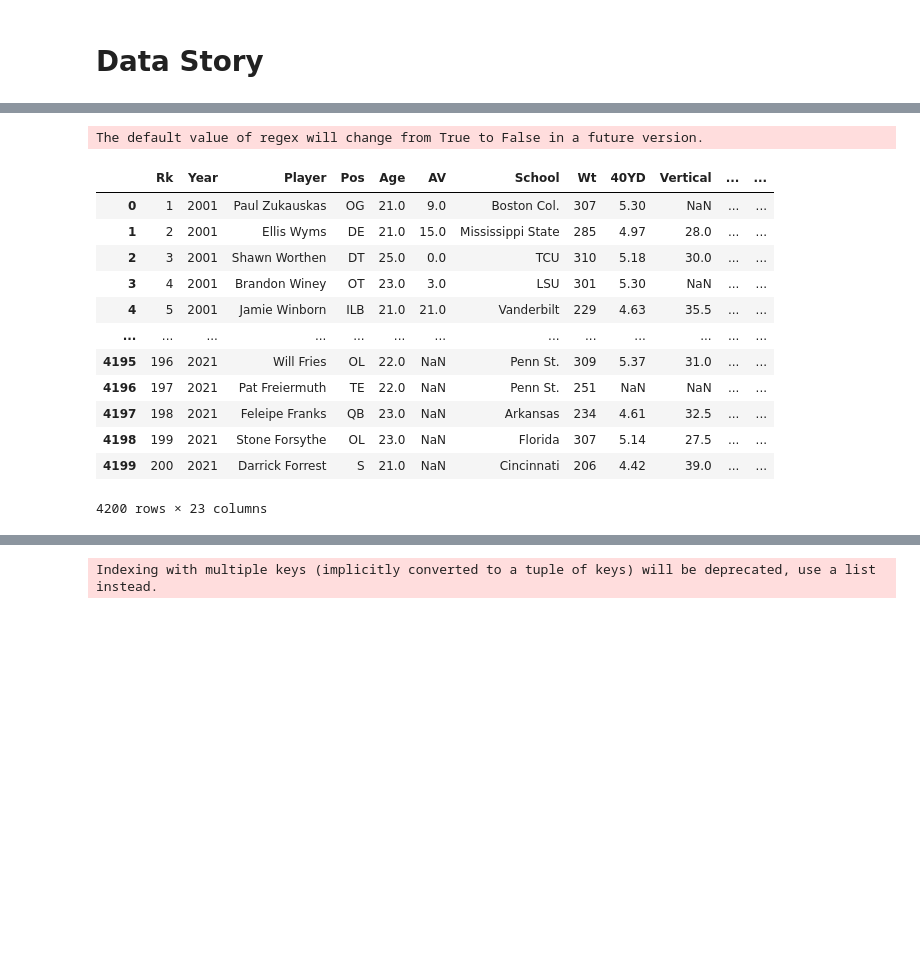
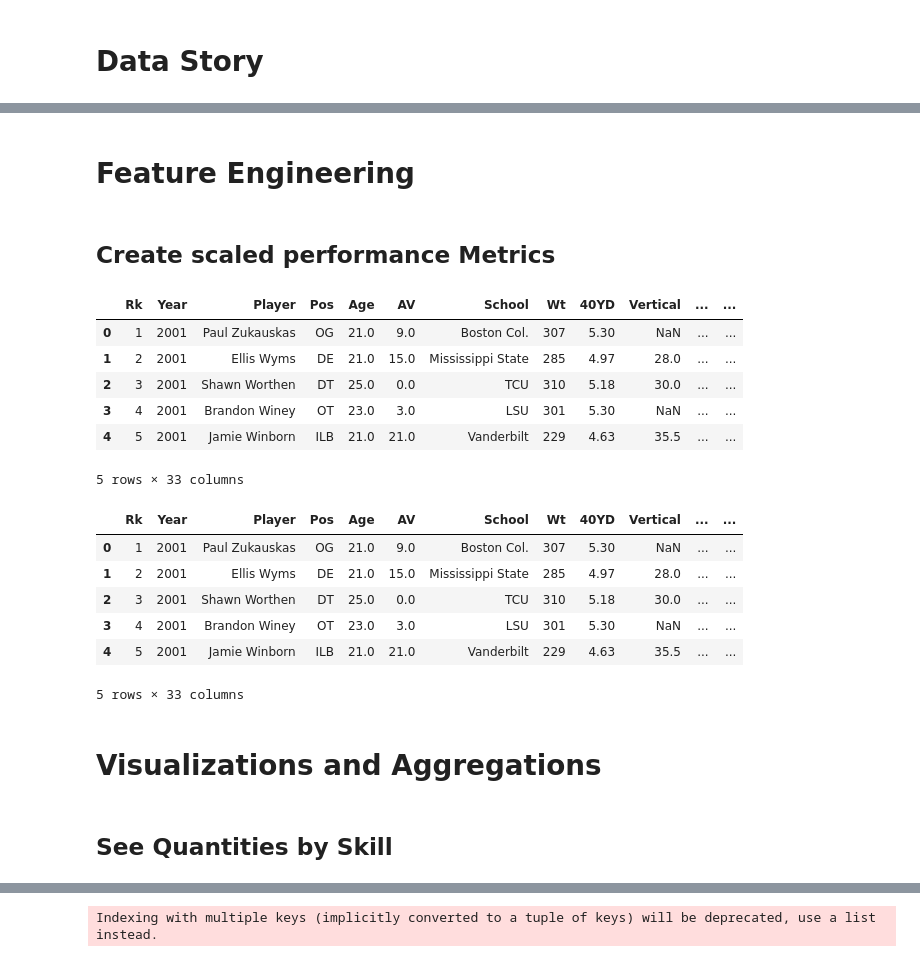
Before and after one commit to mikesbin99/Springboard_EX_DataStory, a Jupyter notebook: DataStoryNFLDraftCombine.ipynb, the cells around one changed output, grey strips where cells are left out. Cells and saved outputs as stored; diff of their text form; code cells hidden in the pictures; blank space fills up the shorter version.

Commit message:
Aggregations working

```diff
--- a/DataStoryNFLDraftCombine.ipynb
+++ b/DataStoryNFLDraftCombine.ipynb
@@ -19,5 +40,4 @@ import plotly.express as px
 # %%
-# Load Data
 
 # Splits Height and converts to inches
 def calc_height_in(val):
@@ -42,6 +62,7 @@ def get_PickNum(draft_str):
 def get_YearDraft(draft_str):
     return draft_str.split('/')[3].strip()
 
+# Build Offense or Defense
 def OffenseDefense(pos_str):
     oPos = ['QB','OG','T','C','TE','OL','WR','RB','FB','P','K','LS']
     if pos_str in oPos:
@@ -49,38 +70,44 @@ def OffenseDefense(pos_str):
     else:
         return 'D'
 
+# Write Common Skill position string
 def skill(pos_str):
-    rcvr = ['TE','WR','RB','FB','P','K']
+    oback = ['RB','FB','HB','TB']
+    rcvr = ['TE','WR']
     spec = ['K','P','LS']
-    line = ['OG','T','C','DL','DE','EDGE','OL','DT','OT']
-    db = ['DB','FS','SS','S','NICK']
-    lb = ['EDGE','ILB','OLB']
+    oline = ['OG','T','C','OT','OL']
+    dline = ['DL','DE','EDGE','DT','NT']
+    db = ['DB','FS','SS','S','NICK','CB']
+    lb = ['EDGE','ILB','OLB','LB']
 
     if pos_str in rcvr:
         return 'Receiver'
     elif pos_str in spec:
         return 'Specialist'
-    elif pos_str in line:
-        return 'Lineman'
+    elif pos_str in oline:
+        return 'OLine'
+    elif pos_str in dline:
+        return 'DLine'
     elif pos_str in db:
-        return 'Defensive Back'
+        return 'DBack'
     elif pos_str in lb:
         return 'Linebacker'
+    elif pos_str in oback:
+        return 'OBack'
     elif pos_str == 'QB':
         return 'QB'
     else:
         return 'NA'
 
-
-
+# Make target dataframe
 df_raw = pd.DataFrame()
 
+# Iterate over know study years
 for year in range(2001,2022):
     df = pd.read_csv('.//data//sportsref_download_' + str(year) + '.xls.csv',
                                   dtype={'Height':str,
                                          'Drafted (tm/rnd/yr)':str},
                          parse_dates=False)
-
 
     # Dropped unnamed COlumn
     df.drop(columns='Unnamed: 7',inplace=True,axis=1)
@@ -113,10 +140,16 @@ for year in range(2001,2022):
     df['DraftTeam'] = df['DraftTeam'].str.replace('Los Angeles Rams','LA/STL Rams')
     df['DraftTeam'] = df['DraftTeam'].str.replace('Las Vegas Raiders','LV/Oak Raiders')
 
+
     df.drop(columns='Drafted (tm/rnd/yr)',inplace=True)
 
     df_raw = pd.concat([df_raw,df],ignore_index=True)
 
     df_raw.to_csv('Cleaned_results.csv')
+
+
+del df
-# %% [output]
-The default value of regex will change from True to False in a future version.
+# %% [markdown]
+# Feature Engineering
+# %% [markdown]
+## Create scaled performance Metrics
@@ -123,5 +187,5 @@ The default value of regex will change from True to False in a future version.
 # %%
-df_raw
+df_raw.head()
 # %% [output]
 |  | Rk | Year | Player | Pos | Age | AV | School | Wt | 40YD | Vertical | ... | ... |
 | 0 | 1 | 2001 | Paul Zukauskas | OG | 21.0 | 9.0 | Boston Col. | 307 | 5.30 | NaN | ... | ... |
@@ -129,10 +193,18 @@ df_raw
 | 2 | 3 | 2001 | Shawn Worthen | DT | 25.0 | 0.0 | TCU | 310 | 5.18 | 30.0 | ... | ... |
 | 3 | 4 | 2001 | Brandon Winey | OT | 23.0 | 3.0 | LSU | 301 | 5.30 | NaN | ... | ... |
 | 4 | 5 | 2001 | Jamie Winborn | ILB | 21.0 | 21.0 | Vanderbilt | 229 | 4.63 | 35.5 | ... | ... |
-| ... | ... | ... | ... | ... | ... | ... | ... | ... | ... | ... | ... | ... |
-| 4195 | 196 | 2021 | Will Fries | OL | 22.0 | NaN | Penn St. | 309 | 5.37 | 31.0 | ... | ... |
-| 4196 | 197 | 2021 | Pat Freiermuth | TE | 22.0 | NaN | Penn St. | 251 | NaN | NaN | ... | ... |
-| 4197 | 198 | 2021 | Feleipe Franks | QB | 23.0 | NaN | Arkansas | 234 | 4.61 | 32.5 | ... | ... |
-| 4198 | 199 | 2021 | Stone Forsythe | OL | 23.0 | NaN | Florida | 307 | 5.14 | 27.5 | ... | ... |
-| 4199 | 200 | 2021 | Darrick Forrest | S | 21.0 | NaN | Cincinnati | 206 | 4.42 | 39.0 | ... | ... |
-4200 rows × 23 columns
+5 rows × 33 columns
+# %%
+df_raw.head()
+# %% [output]
+|  | Rk | Year | Player | Pos | Age | AV | School | Wt | 40YD | Vertical | ... | ... |
+| 0 | 1 | 2001 | Paul Zukauskas | OG | 21.0 | 9.0 | Boston Col. | 307 | 5.30 | NaN | ... | ... |
+| 1 | 2 | 2001 | Ellis Wyms | DE | 21.0 | 15.0 | Mississippi State | 285 | 4.97 | 28.0 | ... | ... |
+| 2 | 3 | 2001 | Shawn Worthen | DT | 25.0 | 0.0 | TCU | 310 | 5.18 | 30.0 | ... | ... |
+| 3 | 4 | 2001 | Brandon Winey | OT | 23.0 | 3.0 | LSU | 301 | 5.30 | NaN | ... | ... |
+| 4 | 5 | 2001 | Jamie Winborn | ILB | 21.0 | 21.0 | Vanderbilt | 229 | 4.63 | 35.5 | ... | ... |
+5 rows × 33 columns
+# %% [markdown]
+# Visualizations and Aggregations
+# %% [markdown]
+## See Quantities by Skill
```
Also changed, not shown: parts of 35 cells of this notebook.
